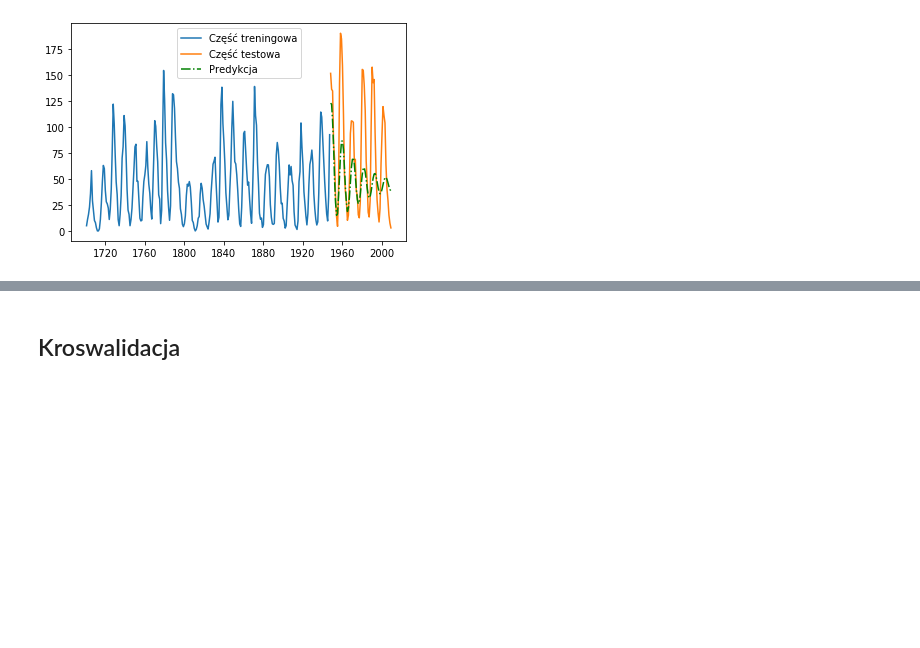
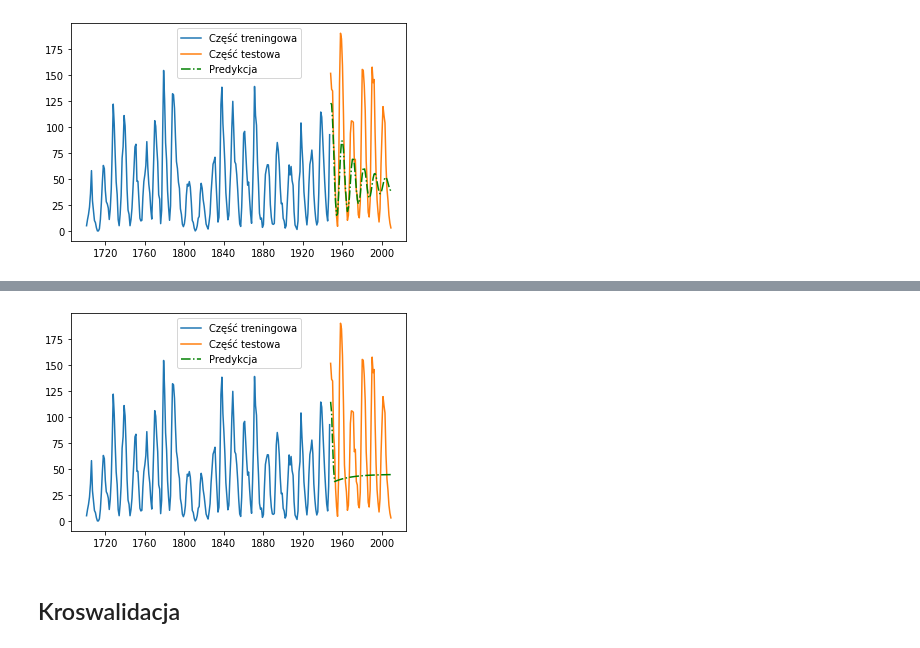
Before and after one commit to mdabrowski-phd/ds250223_regul, a Jupyter notebook: 04_szeregi_czasowe/07_predykcja_szeregow_czasowych.ipynb, the cells around one changed output, grey strips where cells are left out. Cells and saved outputs as stored; diff of their text form; code cells hidden in the pictures; blank space fills up the shorter version.

```diff
--- a/04_szeregi_czasowe/07_predykcja_szeregow_czasowych.ipynb
+++ b/04_szeregi_czasowe/07_predykcja_szeregow_czasowych.ipynb
@@ -162,0 +203,11 @@ plt.show()
+# %%
+arma15 = ARIMA(sunspots_train, order=(1, 0, 5)).fit()
+arma15_predict = arma15.predict(start='1947', end='2008', dynamic=True)
+
+plt.plot(sunspots_train, label="Część treningowa")
+plt.plot(sunspots_test, label="Część testowa")
+plt.plot(arma15_predict, 'g-.', label="Predykcja")
+plt.legend()
+plt.show()
+# %% [output]
+[figure, added]
```
Also changed, not shown: parts of 22 cells of this notebook.
